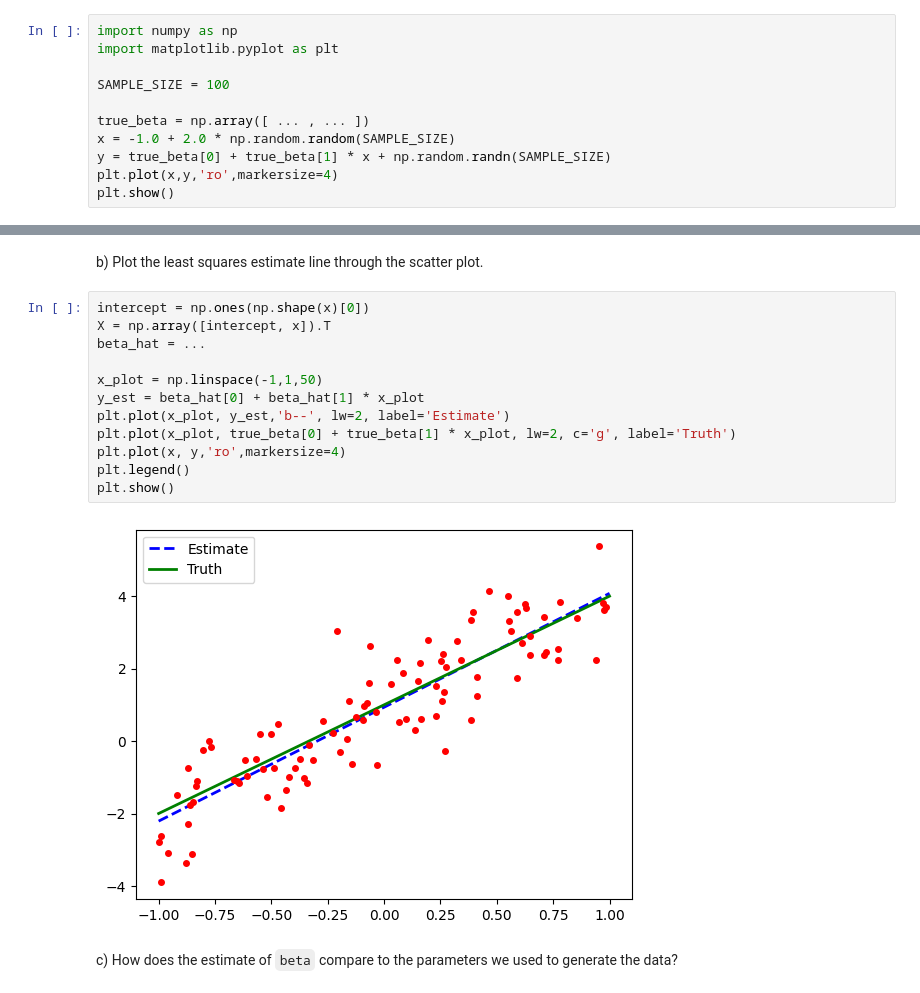
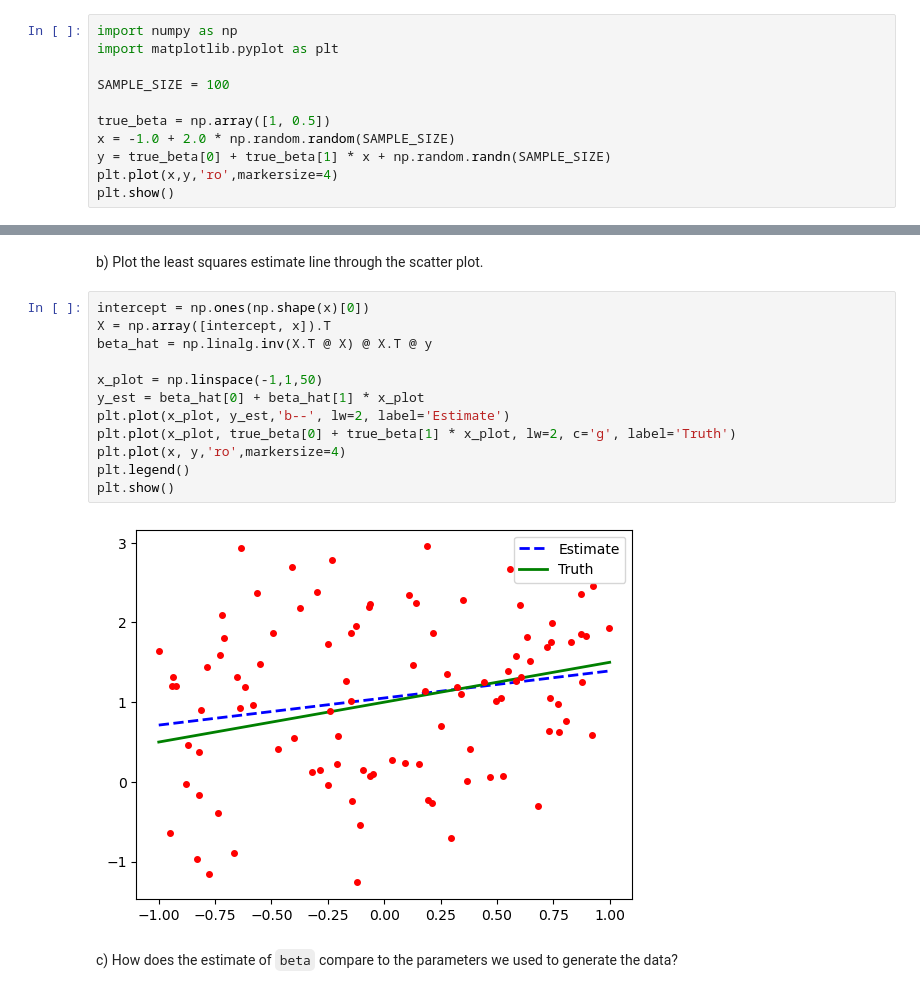
Before and after one commit to gallettilance/CS506-Fall2024, a Jupyter notebook: lecture_14/worksheet_14.ipynb, the cells around one changed output, grey strips where cells are left out. Drawn from its saved outputs; the diff is of its cells as text.

```diff
--- a/lecture_14/worksheet_14.ipynb
+++ b/lecture_14/worksheet_14.ipynb
@@ -46,7 +46,7 @@ import matplotlib.pyplot as plt
 
 SAMPLE_SIZE = 100
 
-true_beta = np.array([ ... , ... ])
+true_beta = np.array([1, 0.5])
 x = -1.0 + 2.0 * np.random.random(SAMPLE_SIZE)
 y = true_beta[0] + true_beta[1] * x + np.random.randn(SAMPLE_SIZE)
 plt.plot(x,y,'ro',markersize=4)
@@ -58,17 +58,17 @@ b) Plot the least squares estimate line through the scatter plot.
 # %%
 intercept = np.ones(np.shape(x)[0])
 X = np.array([intercept, x]).T
-beta_hat = ...
+beta_hat = np.linalg.inv(X.T @ X) @ X.T @ y
 
 x_plot = np.linspace(-1,1,50)
 y_est = beta_hat[0] + beta_hat[1] * x_plot
 plt.plot(x_plot, y_est,'b--', lw=2, label='Estimate')
 plt.plot(x_plot, true_beta[0] + true_beta[1] * x_plot, lw=2, c='g', label='Truth')
 plt.plot(x, y,'ro',markersize=4)
 plt.legend()
 plt.show()
 # %% [output]
-[figure, old version]
+[figure, new version]
 # %% [markdown]
 c) How does the estimate of `beta` compare to the parameters we used to generate the data?
 # %% [markdown]
```
Also changed, not shown: parts of 4 cells of this notebook, 1 other file.
